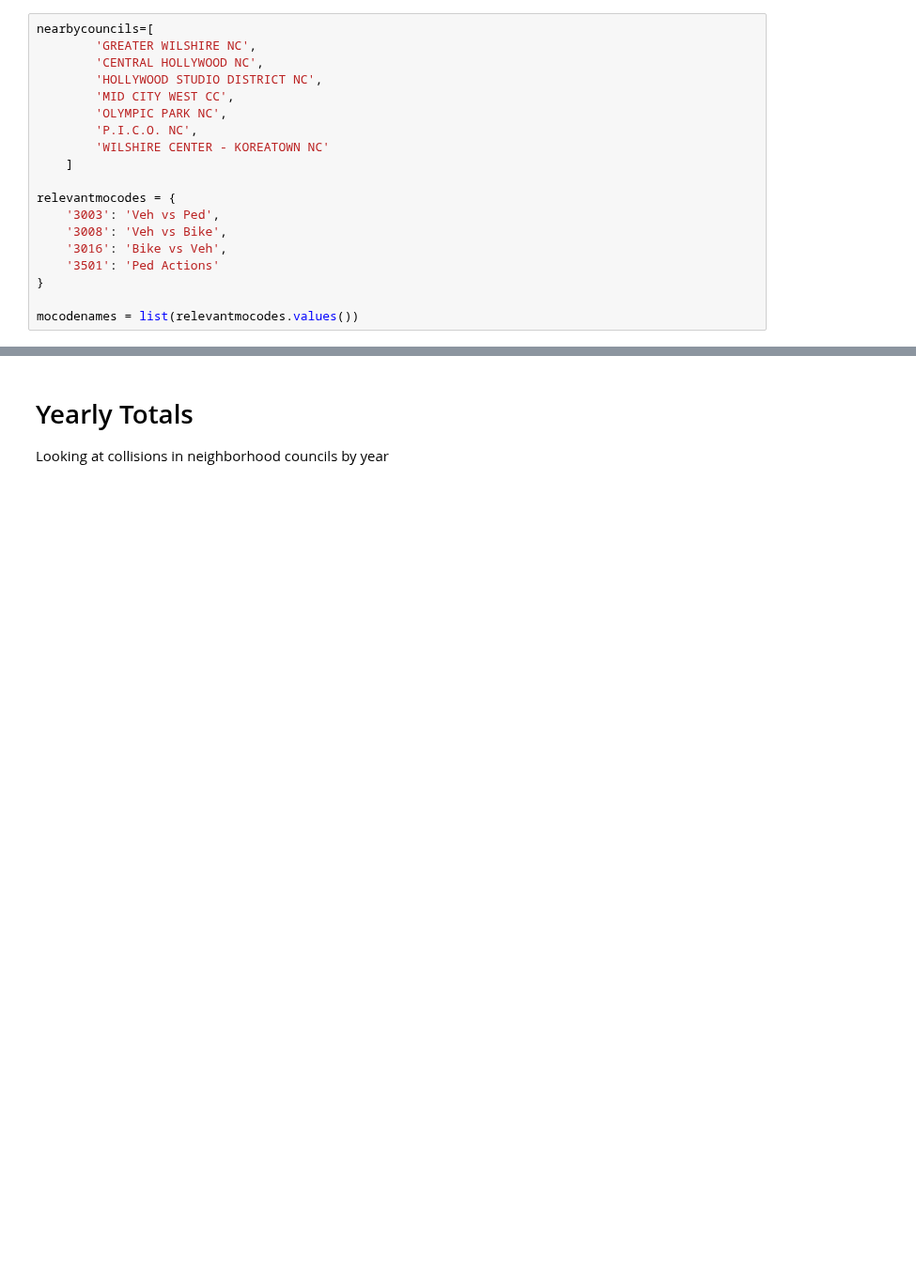
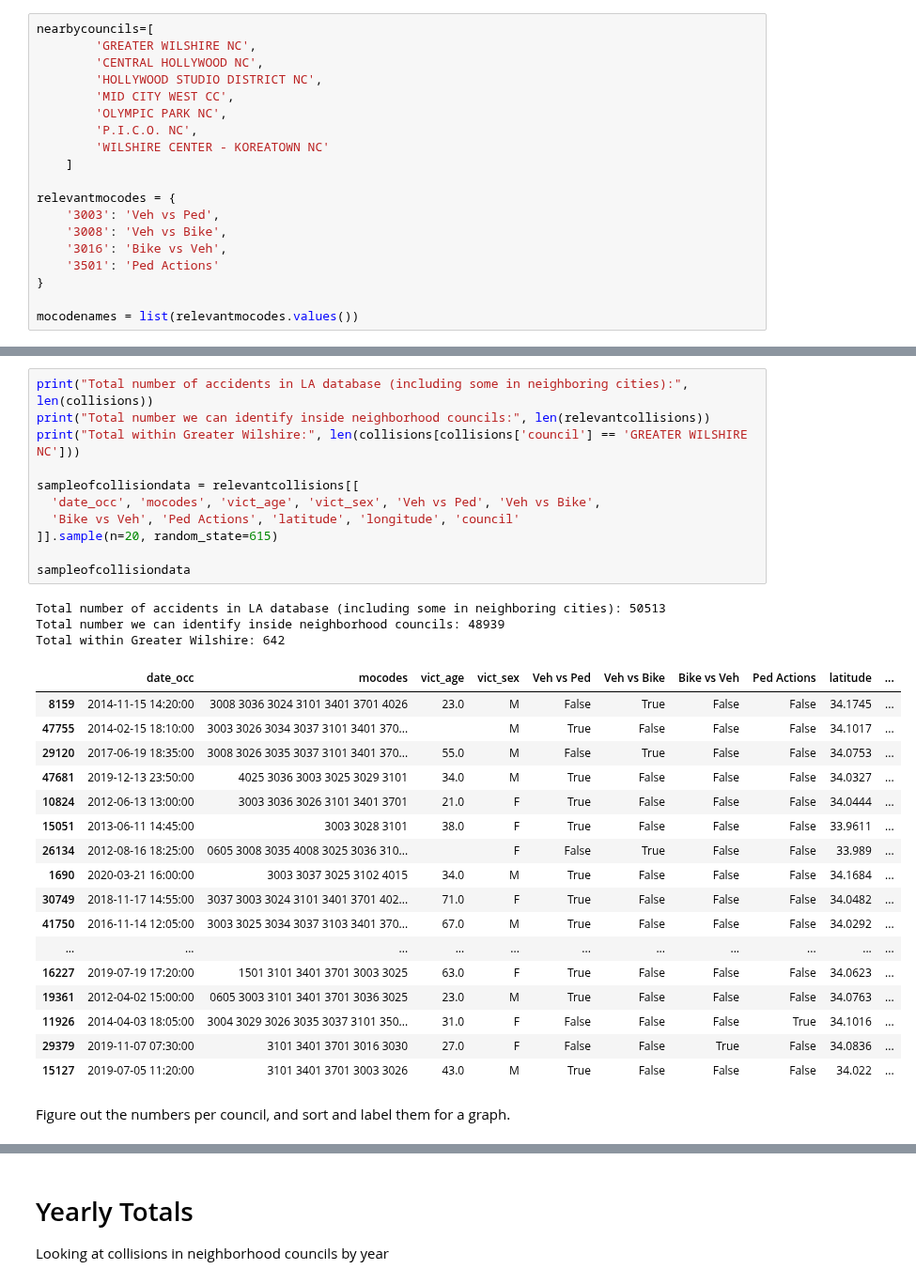
Before and after one commit to hackforla/data-science, a Jupyter notebook: Pedestrian_Data/Notebook/3-find-interesting-info.ipynb, the cells around one changed output, grey strips where cells are left out. Shown at 94% size. Saved outputs shown, nothing was run; the diff lists cells and outputs as text; blank space fills up the shorter version.

```diff
--- a/Pedestrian_Data/Notebook/3-find-interesting-info.ipynb
+++ b/Pedestrian_Data/Notebook/3-find-interesting-info.ipynb
@@ -56,0 +81,34 @@ mocodenames = list(relevantmocodes.values())
+# %%
+print("Total number of accidents in LA database (including some in neighboring cities):", len(collisions))
+print("Total number we can identify inside neighborhood councils:", len(relevantcollisions))
+print("Total within Greater Wilshire:", len(collisions[collisions['council'] == 'GREATER WILSHIRE NC']))
+
+sampleofcollisiondata = relevantcollisions[[
+  'date_occ', 'mocodes', 'vict_age', 'vict_sex', 'Veh vs Ped', 'Veh vs Bike',
+  'Bike vs Veh', 'Ped Actions', 'latitude', 'longitude', 'council'
+]].sample(n=20, random_state=615)
+
+sampleofcollisiondata
+# %% [output]
+Total number of accidents in LA database (including some in neighboring cities): 50513
+Total number we can identify inside neighborhood councils: 48939
+Total within Greater Wilshire: 642
+|  | date_occ | mocodes | vict_age | vict_sex | Veh vs Ped | Veh vs Bike | Bike vs Veh | Ped Actions | latitude | ... |
+| 8159 | 2014-11-15 14:20:00 | 3008 3036 3024 3101 3401 3701 4026 | 23.0 | M | False | True | False | False | 34.1745 | ... |
+| 47755 | 2014-02-15 18:10:00 | 3003 3026 3034 3037 3101 3401 370... |  | M | True | False | False | False | 34.1017 | ... |
+| 29120 | 2017-06-19 18:35:00 | 3008 3026 3035 3037 3101 3401 370... | 55.0 | M | False | True | False | False | 34.0753 | ... |
+| 47681 | 2019-12-13 23:50:00 | 4025 3036 3003 3025 3029 3101 | 34.0 | M | True | False | False | False | 34.0327 | ... |
+| 10824 | 2012-06-13 13:00:00 | 3003 3036 3026 3101 3401 3701 | 21.0 | F | True | False | False | False | 34.0444 | ... |
+| 15051 | 2013-06-11 14:45:00 | 3003 3028 3101 | 38.0 | F | True | False | False | False | 33.9611 | ... |
+| 26134 | 2012-08-16 18:25:00 | 0605 3008 3035 4008 3025 3036 310... |  | F | False | True | False | False | 33.989 | ... |
+| 1690 | 2020-03-21 16:00:00 | 3003 3037 3025 3102 4015 | 34.0 | M | True | False | False | False | 34.1684 | ... |
+| 30749 | 2018-11-17 14:55:00 | 3037 3003 3024 3101 3401 3701 402... | 71.0 | F | True | False | False | False | 34.0482 | ... |
+| 41750 | 2016-11-14 12:05:00 | 3003 3025 3034 3037 3103 3401 370... | 67.0 | M | True | False | False | False | 34.0292 | ... |
+| ... | ... | ... | ... | ... | ... | ... | ... | ... | ... | ... |
+| 16227 | 2019-07-19 17:20:00 | 1501 3101 3401 3701 3003 3025 | 63.0 | F | True | False | False | False | 34.0623 | ... |
+| 19361 | 2012-04-02 15:00:00 | 0605 3003 3101 3401 3701 3036 3025 | 23.0 | M | True | False | False | False | 34.0763 | ... |
+| 11926 | 2014-04-03 18:05:00 | 3004 3029 3026 3035 3037 3101 350... | 31.0 | F | False | False | False | True | 34.1016 | ... |
+| 29379 | 2019-11-07 07:30:00 | 3101 3401 3701 3016 3030 | 27.0 | F | False | False | True | False | 34.0836 | ... |
+| 15127 | 2019-07-05 11:20:00 | 3101 3401 3701 3003 3026 | 43.0 | M | True | False | False | False | 34.022 | ... |
+# %% [markdown]
+Figure out the numbers per council, and sort and label them for a graph.
```
Also changed, not shown: parts of 14 cells of this notebook.
